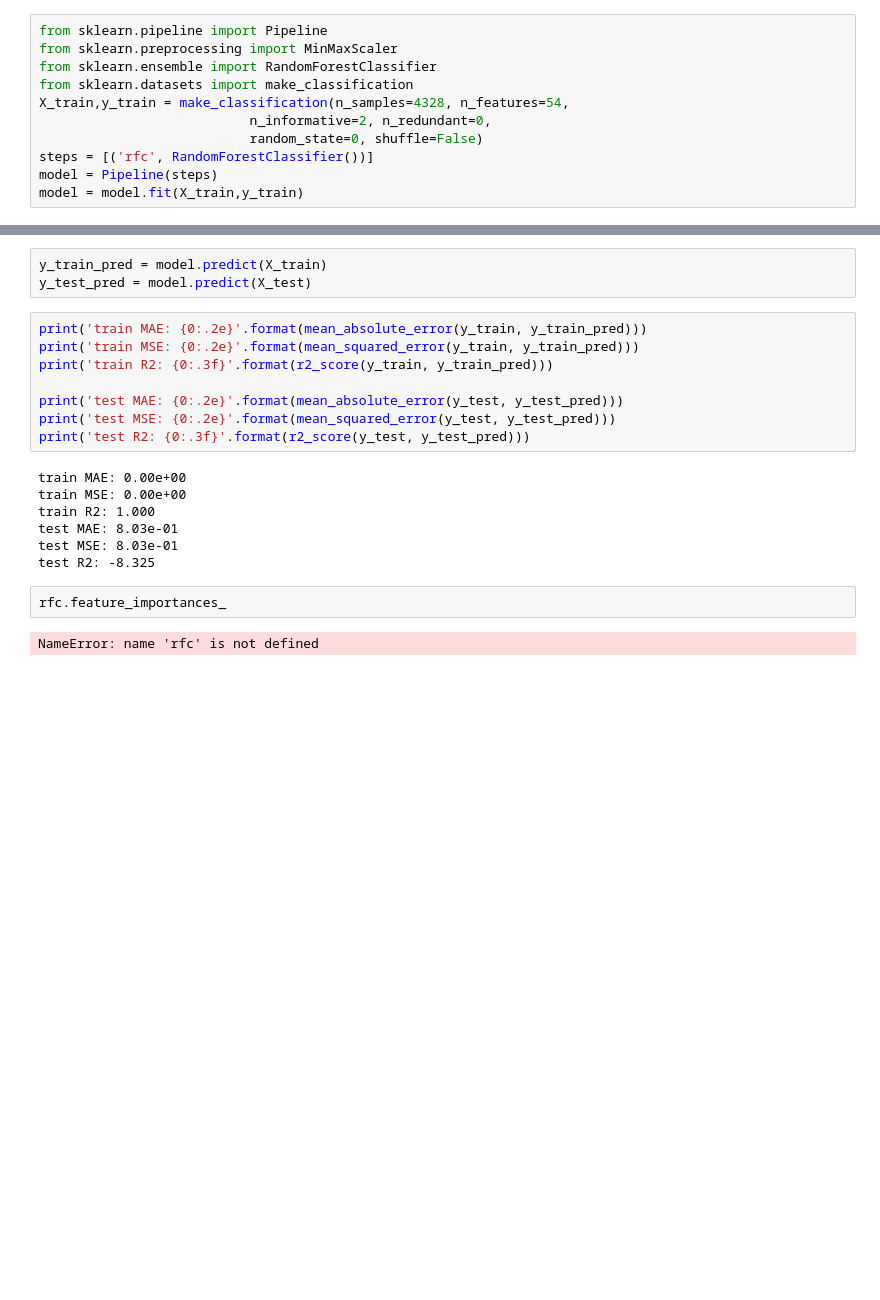
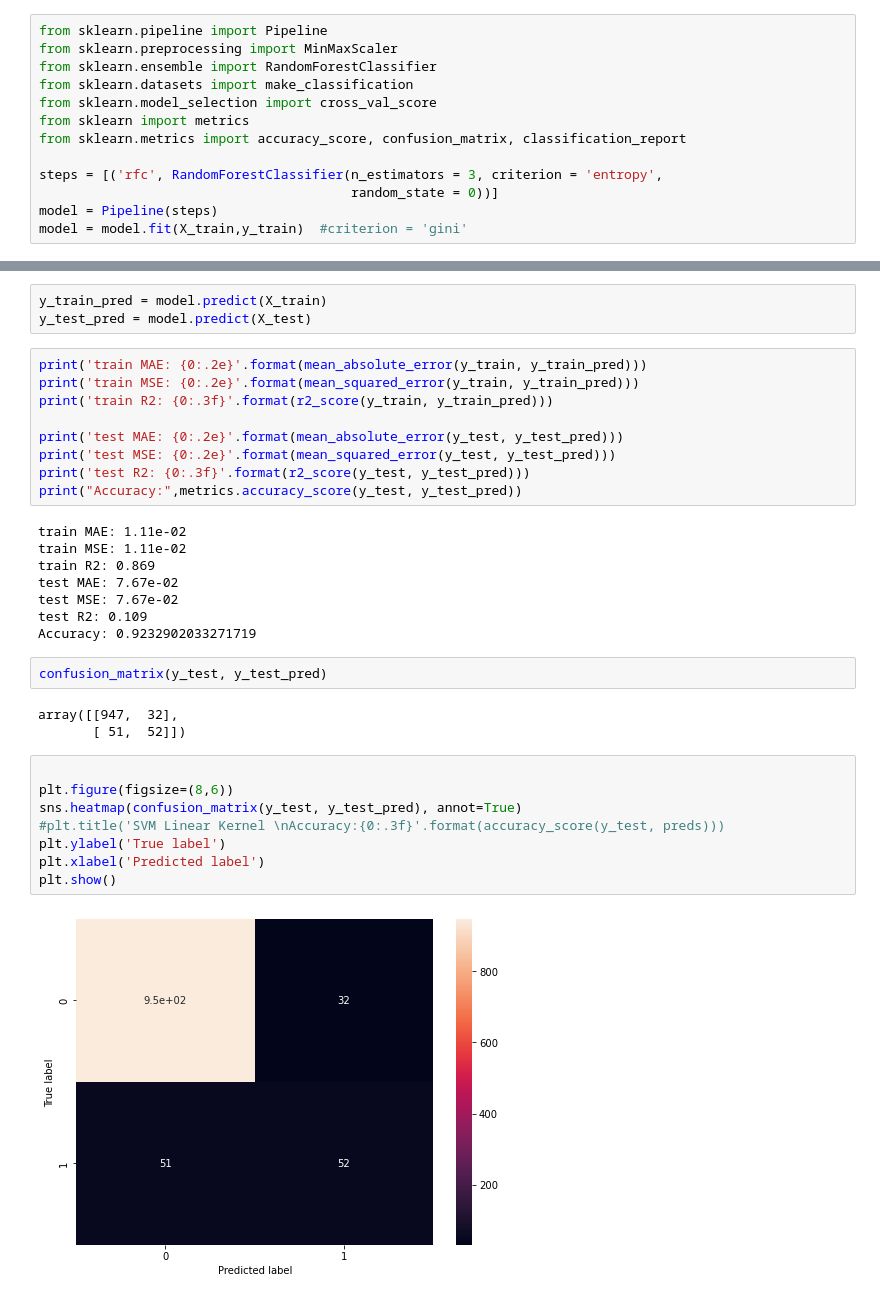
Before and after one commit to wx0373/Medical-fraud, a Jupyter notebook: Random_Forest/Random_Forest_Xin.ipynb, the cells around one changed output, grey strips where cells are left out. Cells and saved outputs as stored; diff of their text form; blank space fills up the shorter version.

```diff
--- a/Random_Forest/Random_Forest_Xin.ipynb
+++ b/Random_Forest/Random_Forest_Xin.ipynb
@@ -52,9 +77,11 @@ from sklearn.pipeline import Pipeline
 from sklearn.preprocessing import MinMaxScaler
 from sklearn.ensemble import RandomForestClassifier
 from sklearn.datasets import make_classification
-X_train,y_train = make_classification(n_samples=4328, n_features=54,
-                           n_informative=2, n_redundant=0,
-                           random_state=0, shuffle=False)
-steps = [('rfc', RandomForestClassifier())]
+from sklearn.model_selection import cross_val_score
+from sklearn import metrics
+from sklearn.metrics import accuracy_score, confusion_matrix, classification_report
+
+steps = [('rfc', RandomForestClassifier(n_estimators = 3, criterion = 'entropy',
+                                        random_state = 0))]
 model = Pipeline(steps)
-model = model.fit(X_train,y_train)
+model = model.fit(X_train,y_train)  #criterion = 'gini'
@@ -71,14 +96,27 @@ print('train R2: {0:.3f}'.format(r2_score(y_train, y_train_pred)))
 print('test MAE: {0:.2e}'.format(mean_absolute_error(y_test, y_test_pred)))
 print('test MSE: {0:.2e}'.format(mean_squared_error(y_test, y_test_pred)))
 print('test R2: {0:.3f}'.format(r2_score(y_test, y_test_pred)))
+print("Accuracy:",metrics.accuracy_score(y_test, y_test_pred))
 # %% [output]
-train MAE: 0.00e+00
-train MSE: 0.00e+00
-train R2: 1.000
-test MAE: 8.03e-01
-test MSE: 8.03e-01
-test R2: -8.325
+train MAE: 1.11e-02
+train MSE: 1.11e-02
+train R2: 0.869
+test MAE: 7.67e-02
+test MSE: 7.67e-02
+test R2: 0.109
+Accuracy: 0.9232902033271719
-# %%
-rfc.feature_importances_
-# %% [output]
-NameError: name 'rfc' is not defined
+# %%
+confusion_matrix(y_test, y_test_pred)
+# %% [output]
+array([[947,  32],
+       [ 51,  52]])
+# %%
+
+plt.figure(figsize=(8,6))
+sns.heatmap(confusion_matrix(y_test, y_test_pred), annot=True)
+#plt.title('SVM Linear Kernel \nAccuracy:{0:.3f}'.format(accuracy_score(y_test, preds)))
+plt.ylabel('True label')
+plt.xlabel('Predicted label')
+plt.show()
+# %% [output]
+[figure, added]
```
Also changed, not shown: parts of 11 cells of this notebook.
